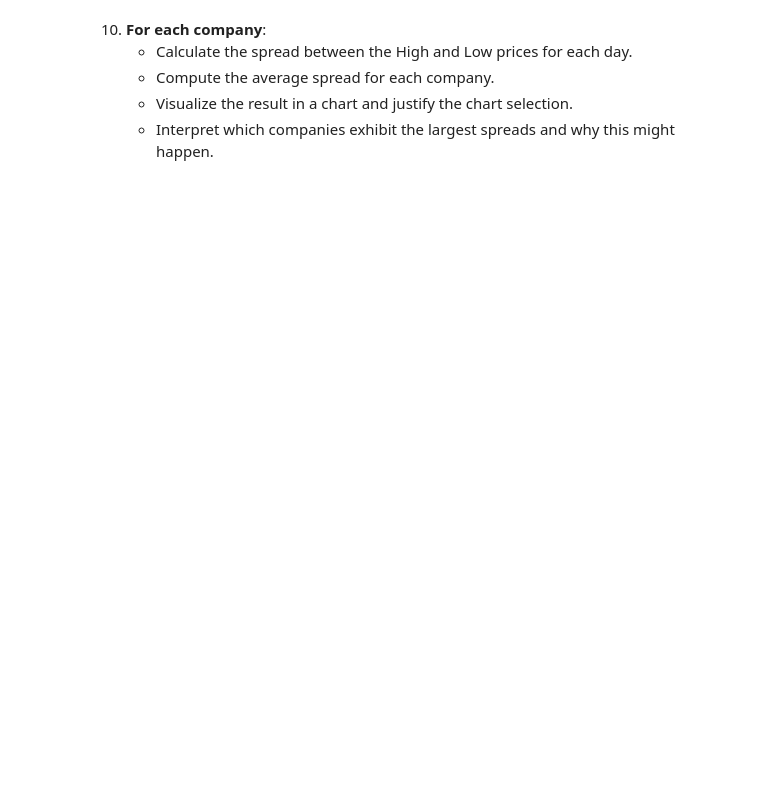
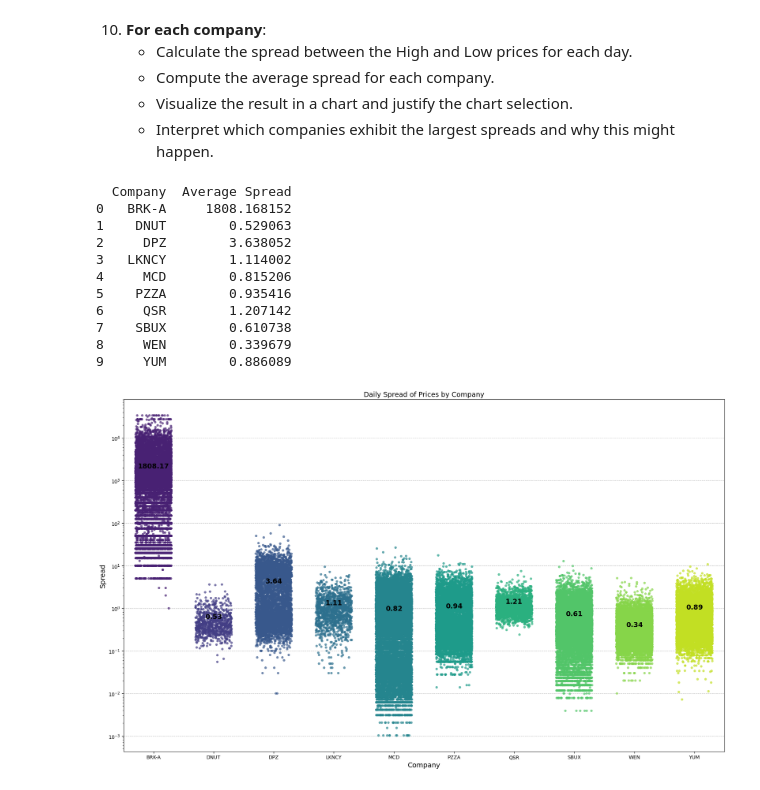
Before and after one commit to harshita-chivukula/PythonforDataScience_Team1FinalAssignment, a Jupyter notebook: Python Project Template.ipynb, the cells around one changed output. Saved outputs shown, nothing was run; the diff lists cells and outputs as text; code cells hidden in the pictures; blank space fills up the shorter version.

```diff
--- a/Python Project Template.ipynb
+++ b/Python Project Template.ipynb
@@ -384,3 +408,43 @@ Dataset for year 1991 has shape: (759, 9)
     - Compute the average spread for each company.
     - Visualize the result in a chart and justify the chart selection.
     - Interpret which companies exhibit the largest spreads and why this might happen.
+# %%
+# We use the merged data set to calculate the spread. To do that we add a column that is the diference between the highest value - the lowest value for each day
+merged_data['Spread'] = merged_data['High'] - merged_data['Low']
+
+# Once the column is createt we group by company an calculate the mean for the spread
+avg_spread = merged_data.groupby('Company')['Spread'].mean().reset_index()
+avg_spread.rename(columns={'Spread': 'Average Spread'}, inplace=True) # For a more visuality we change the name of the column.
+print(avg_spread)
+
+# Create the stripplot as seen in class asignments to deal with spreads and use seaborn for better visuality
+plt.figure(figsize=(18, 11))
+sns.stripplot(data=merged_data, x='Company', y='Spread',hue='Company', alpha=0.7, jitter=0.3, palette="viridis", legend=False)
+
+# As we alerady have calculated the average spread, we decided to use it in this code.
+for index, row in avg_spread.iterrows():
+    # As the average df gouped has diferent order from the merged data we use this code to map each company with their average.
+    x_index_pos = merged_data['Company'].unique().tolist().index(row['Company'])
+    plt.text(x=x_index_pos, y=row['Average Spread'], s=f"{row['Average Spread']:.2f}", ha='center', va='bottom', fontsize=14, color='black', fontweight='bold')
+
+# Details and customization for the plot
+plt.title('Daily Spread of Prices by Company', fontsize=14)
+plt.xlabel('Company', fontsize=14)
+plt.ylabel('Spread', fontsize=14)
+plt.yscale('log')  # Logarithmic scale for comparability
+plt.grid(axis='y', linestyle='--', alpha=0.7)
+plt.tight_layout()
+plt.show()
+# %% [output]
+  Company  Average Spread
+0   BRK-A     1808.168152
+1    DNUT        0.529063
+2     DPZ        3.638052
+3   LKNCY        1.114002
+4     MCD        0.815206
+5    PZZA        0.935416
+6     QSR        1.207142
+7    SBUX        0.610738
+8     WEN        0.339679
+9     YUM        0.886089
+[figure, added]
```
Also changed, not shown: parts of 6 cells of this notebook.
